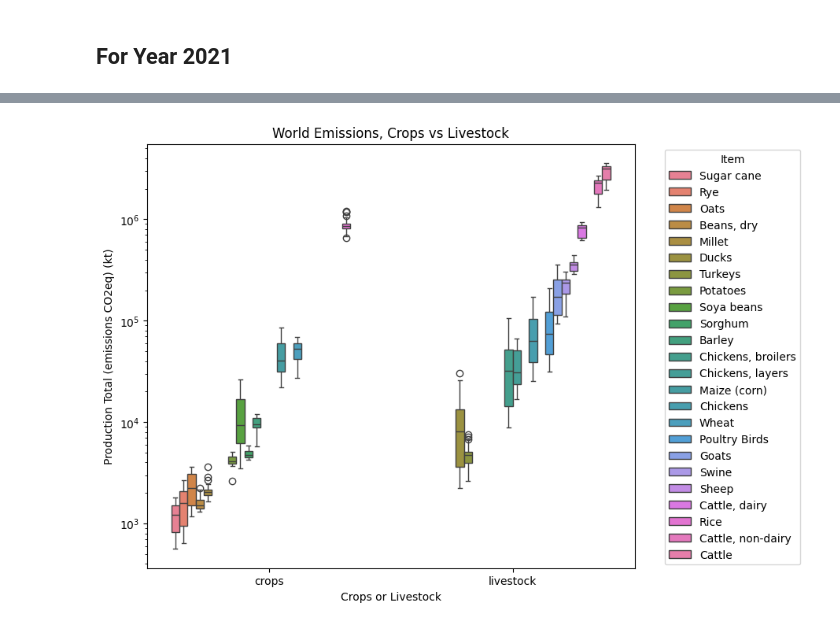
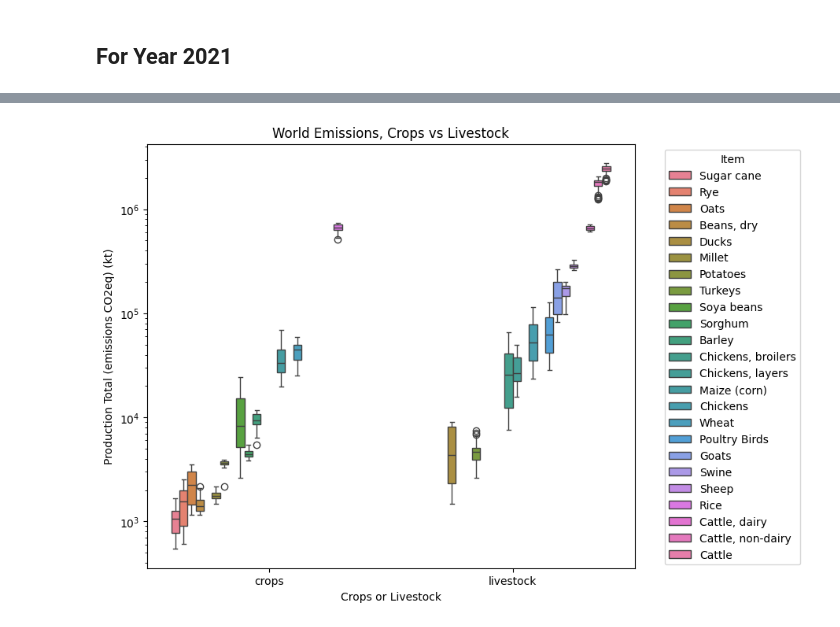
Before and after one commit to ezemriv/FAO-Food-CO2-Footprint, a Jupyter notebook: food_emissions/02_emissions_analysis_plots.ipynb, the cells around one changed output, grey strips where cells are left out. Cells and saved outputs as stored; diff of their text form; code cells hidden in the pictures.

```diff
--- a/food_emissions/02_emissions_analysis_plots.ipynb
+++ b/food_emissions/02_emissions_analysis_plots.ipynb
@@ -227,22 +241,22 @@ df.head()
 # %%
 # Group by 'crops_or_livestock' and 'Item', then sum the emissions
-df_grouped = df[df['production_TOTAL_(emissions_CO2eq)_(kt)'] > 0].groupby(['crops_or_livestock', 'Item', 'Year']).sum().reset_index().sort_values(by = 'production_TOTAL_(emissions_CO2eq)_(kt)')
+world_grouped = world.groupby(['crops_or_livestock', 'Item', 'Year']).sum().reset_index().sort_values(by = 'production_TOTAL_(emissions_CO2eq)_(kt)')
 
 # Create the plot
 plt.figure(figsize=(8, 7))
 
-sns.boxplot(data=df_grouped, x='crops_or_livestock', y='production_TOTAL_(emissions_CO2eq)_(kt)', hue='Item')
+sns.boxplot(data=world_grouped, x='crops_or_livestock', y='production_TOTAL_(emissions_CO2eq)_(kt)', hue='Item')
 plt.yscale('log')
 
 # Adjust the legend position to the right of the plot
 plt.legend(title='Item', bbox_to_anchor=(1.05, 1), loc='upper left')
 
 # Add title and labels
 plt.title('World Emissions, Crops vs Livestock')
 plt.xlabel('Crops or Livestock')
 plt.ylabel('Production Total (emissions CO2eq) (kt)')
 
 # Show the plot
 plt.show()
 # %% [output]
-[figure, old version]
+[figure, new version]
```
Also changed, not shown: parts of 6 cells of this notebook, 5 other files.
